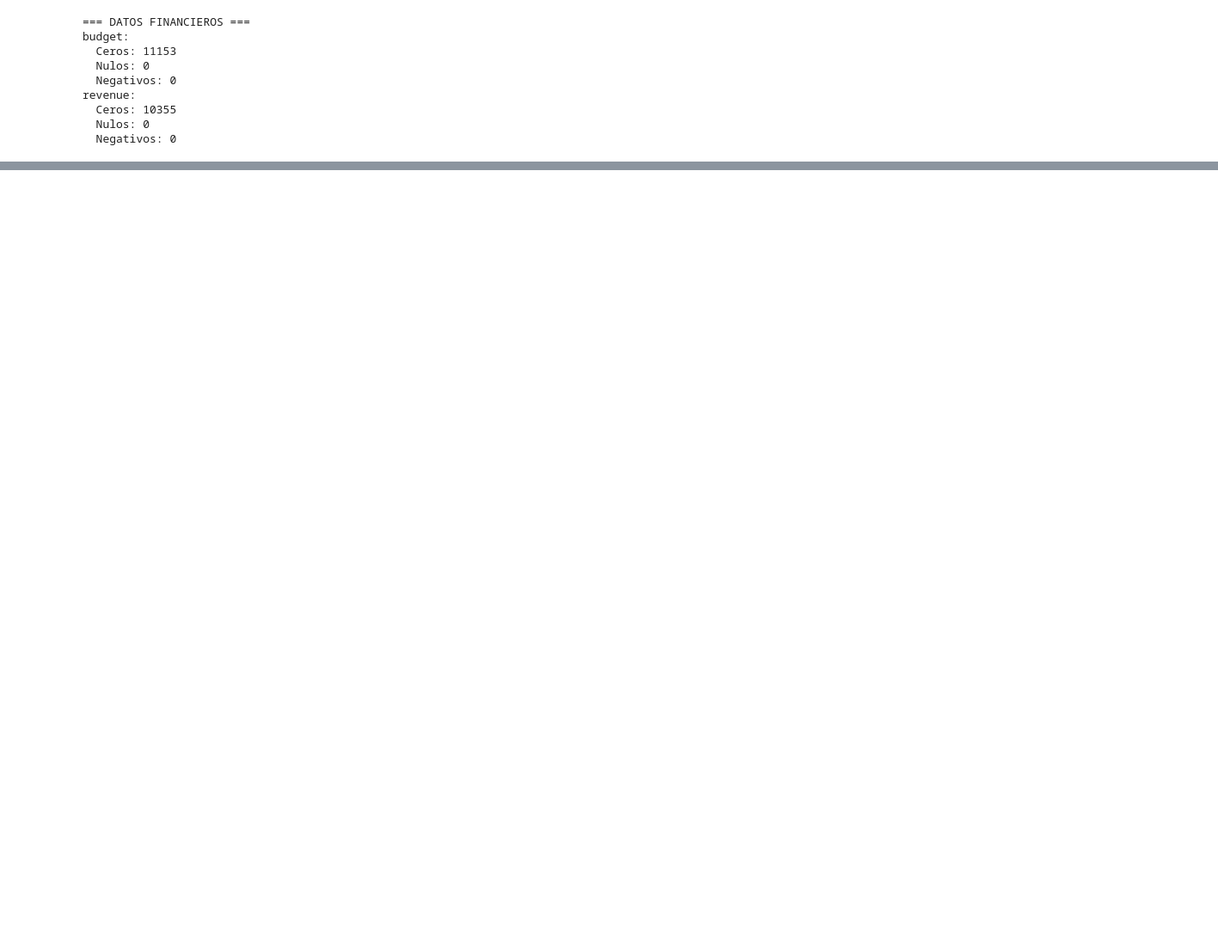
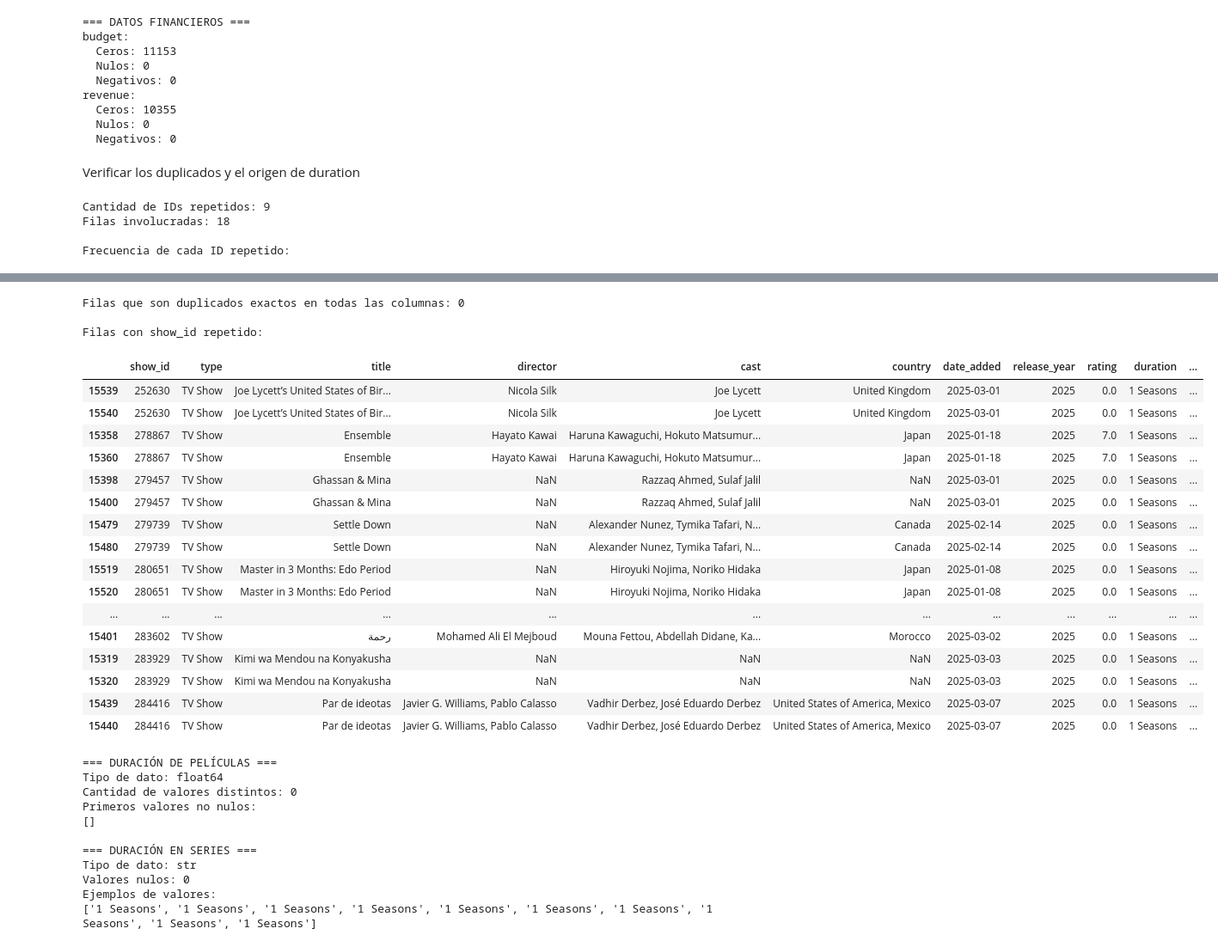
Before and after one commit to GabTo0011/EP2-VD-002V-Caso-StreamView-Analytics, a Jupyter notebook: notebooks/01_revision_datos.ipynb, the cells around one changed output, grey strips where cells are left out. Shown at 86% size. Cells and saved outputs as stored; diff of their text form; code cells hidden in the pictures; blank space fills up the shorter version.

```diff
--- a/notebooks/01_revision_datos.ipynb
+++ b/notebooks/01_revision_datos.ipynb
@@ -267,3 +267,48 @@ revenue:
   Ceros: 10355
   Nulos: 0
   Negativos: 0
+# %% [markdown]
+Verificar los duplicados y el origen de duration
+# %%
+
+# A. Comprobar cuántos IDs están repetidos y cuántas filas involucran
+
+conteo_ids = series["show_id"].value_counts()
+ids_repetidos = conteo_ids[conteo_ids > 1]
+
+print("Cantidad de IDs repetidos:", len(ids_repetidos))
+print("Filas involucradas:", int(ids_repetidos.sum()))
+print("\nFrecuencia de cada ID repetido:")
+display(ids_repetidos.rename("cantidad_filas").to_frame())
+
+# B. Comprobar si las filas son duplicados exactos
+filas_duplicadas = series.duplicated(keep=False)
+
+print("\nFilas que son duplicados exactos en todas las columnas:",
+      int(series.duplicated().sum()))
+
+print("\nFilas con show_id repetido:")
+display(
+    series[series["show_id"].isin(ids_repetidos.index)]
+    .sort_values(["show_id", "title"])
+)
+
+# C. Investigar la columna duration de películas
+print("\n=== DURACIÓN DE PELÍCULAS ===")
+print("Tipo de dato:", peliculas["duration"].dtype)
+print("Cantidad de valores distintos:",
+      peliculas["duration"].nunique(dropna=True))
+print("Primeros valores no nulos:")
+print(peliculas["duration"].dropna().head(10).tolist())
+
+# D. Comparar el estado de duration en ambas fuentes
+print("\n=== DURACIÓN EN SERIES ===")
+print("Tipo de dato:", series["duration"].dtype)
+print("Valores nulos:", series["duration"].isna().sum())
+print("Ejemplos de valores:")
+print(series["duration"].dropna().head(10).tolist())
+# %% [output]
+Cantidad de IDs repetidos: 9
+Filas involucradas: 18
+
+Frecuencia de cada ID repetido:
@@ -269,0 +326,31 @@ revenue:
+Filas que son duplicados exactos en todas las columnas: 0
+
+Filas con show_id repetido:
+|  | show_id | type | title | director | cast | country | date_added | release_year | rating | duration | ... |
+| 15539 | 252630 | TV Show | Joe Lycett’s United States of Bir... | Nicola Silk | Joe Lycett | United Kingdom | 2025-03-01 | 2025 | 0.0 | 1 Seasons | ... |
+| 15540 | 252630 | TV Show | Joe Lycett’s United States of Bir... | Nicola Silk | Joe Lycett | United Kingdom | 2025-03-01 | 2025 | 0.0 | 1 Seasons | ... |
+| 15358 | 278867 | TV Show | Ensemble | Hayato Kawai | Haruna Kawaguchi, Hokuto Matsumur... | Japan | 2025-01-18 | 2025 | 7.0 | 1 Seasons | ... |
+| 15360 | 278867 | TV Show | Ensemble | Hayato Kawai | Haruna Kawaguchi, Hokuto Matsumur... | Japan | 2025-01-18 | 2025 | 7.0 | 1 Seasons | ... |
+| 15398 | 279457 | TV Show | Ghassan & Mina | NaN | Razzaq Ahmed, Sulaf Jalil | NaN | 2025-03-01 | 2025 | 0.0 | 1 Seasons | ... |
+| 15400 | 279457 | TV Show | Ghassan & Mina | NaN | Razzaq Ahmed, Sulaf Jalil | NaN | 2025-03-01 | 2025 | 0.0 | 1 Seasons | ... |
+| 15479 | 279739 | TV Show | Settle Down | NaN | Alexander Nunez, Tymika Tafari, N... | Canada | 2025-02-14 | 2025 | 0.0 | 1 Seasons | ... |
+| 15480 | 279739 | TV Show | Settle Down | NaN | Alexander Nunez, Tymika Tafari, N... | Canada | 2025-02-14 | 2025 | 0.0 | 1 Seasons | ... |
+| 15519 | 280651 | TV Show | Master in 3 Months: Edo Period | NaN | Hiroyuki Nojima, Noriko Hidaka | Japan | 2025-01-08 | 2025 | 0.0 | 1 Seasons | ... |
+| 15520 | 280651 | TV Show | Master in 3 Months: Edo Period | NaN | Hiroyuki Nojima, Noriko Hidaka | Japan | 2025-01-08 | 2025 | 0.0 | 1 Seasons | ... |
+| ... | ... | ... | ... | ... | ... | ... | ... | ... | ... | ... | ... |
+| 15401 | 283602 | TV Show | رحمة | Mohamed Ali El Mejboud | Mouna Fettou, Abdellah Didane, Ka... | Morocco | 2025-03-02 | 2025 | 0.0 | 1 Seasons | ... |
+| 15319 | 283929 | TV Show | Kimi wa Mendou na Konyakusha | NaN | NaN | NaN | 2025-03-03 | 2025 | 0.0 | 1 Seasons | ... |
+| 15320 | 283929 | TV Show | Kimi wa Mendou na Konyakusha | NaN | NaN | NaN | 2025-03-03 | 2025 | 0.0 | 1 Seasons | ... |
+| 15439 | 284416 | TV Show | Par de ideotas | Javier G. Williams, Pablo Calasso | Vadhir Derbez, José Eduardo Derbez | United States of America, Mexico | 2025-03-07 | 2025 | 0.0 | 1 Seasons | ... |
+| 15440 | 284416 | TV Show | Par de ideotas | Javier G. Williams, Pablo Calasso | Vadhir Derbez, José Eduardo Derbez | United States of America, Mexico | 2025-03-07 | 2025 | 0.0 | 1 Seasons | ... |
+=== DURACIÓN DE PELÍCULAS ===
+Tipo de dato: float64
+Cantidad de valores distintos: 0
+Primeros valores no nulos:
+[]
+
+=== DURACIÓN EN SERIES ===
+Tipo de dato: str
+Valores nulos: 0
+Ejemplos de valores:
+['1 Seasons', '1 Seasons', '1 Seasons', '1 Seasons', '1 Seasons', '1 Seasons', '1 Seasons', '1 Seasons', '1 Seasons', '1 Seasons']
```
Also changed, not shown: parts of 5 cells of this notebook, 3 other files.
